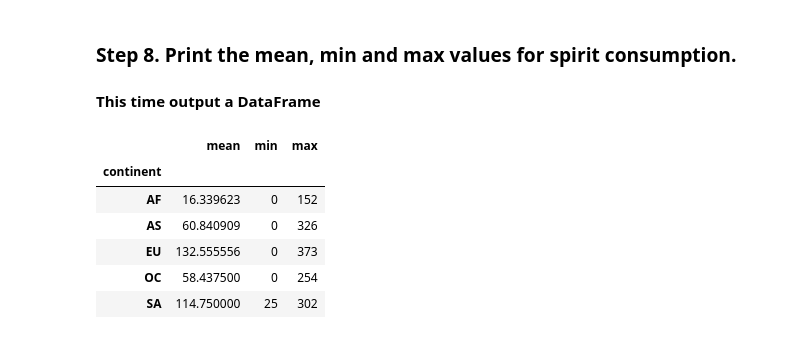
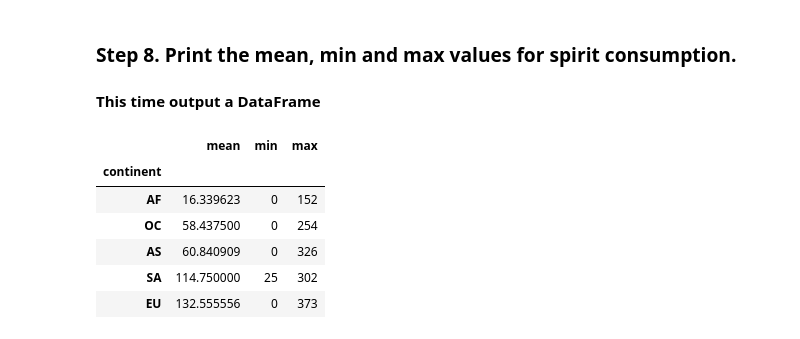
Before and after one commit to amarkotha00/Python_ML_DataScience_Training, a Jupyter notebook: Pandas_grouping_alcohol.ipynb, the cells around one changed output. Saved outputs shown, nothing was run; the diff lists cells and outputs as text; code cells hidden in the pictures.

```diff
--- a/Pandas_grouping_alcohol.ipynb
+++ b/Pandas_grouping_alcohol.ipynb
@@ -83,12 +99,12 @@ drinks.groupby('continent').median()
 ### Step 8. Print the mean, min and max values for spirit consumption.
 #### This time output a DataFrame
 # %%
-drinks.groupby('continent').spirit_servings.agg(['mean', 'min', 'max'])
+drinks.groupby('continent').spirit_servings.agg(['mean', 'min', 'max']).sort_values(['mean'])
 # %% [output]
 |  | mean | min | max |
 | continent |  |  |  |
 | AF | 16.339623 | 0 | 152 |
+| OC | 58.437500 | 0 | 254 |
 | AS | 60.840909 | 0 | 326 |
+| SA | 114.750000 | 25 | 302 |
 | EU | 132.555556 | 0 | 373 |
-| OC | 58.437500 | 0 | 254 |
-| SA | 114.750000 | 25 | 302 |
```
Also changed, not shown: parts of 1 cell of this notebook.
